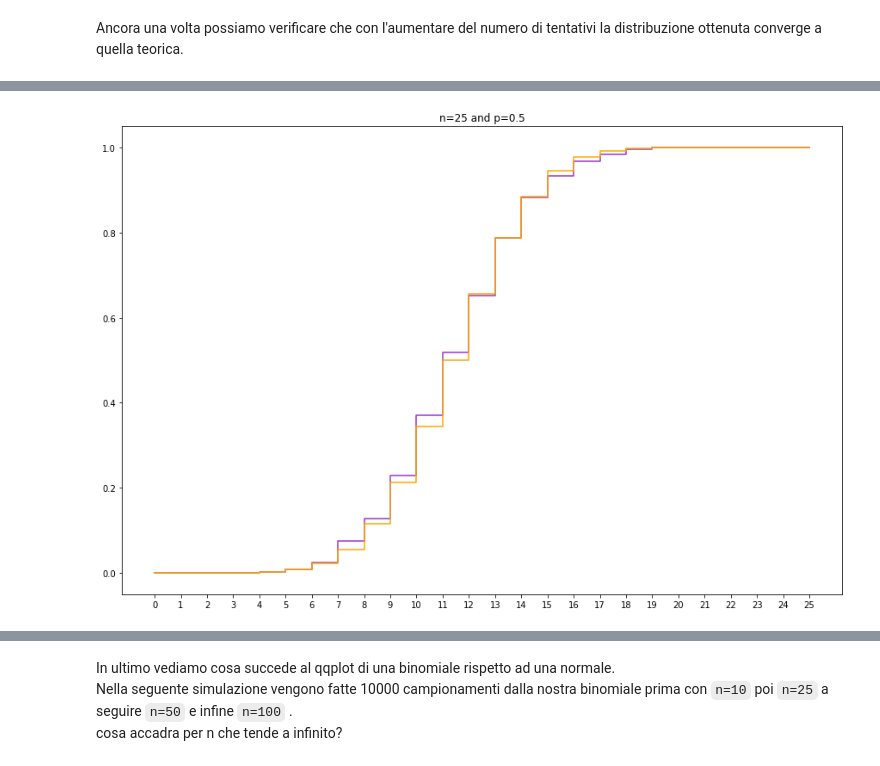
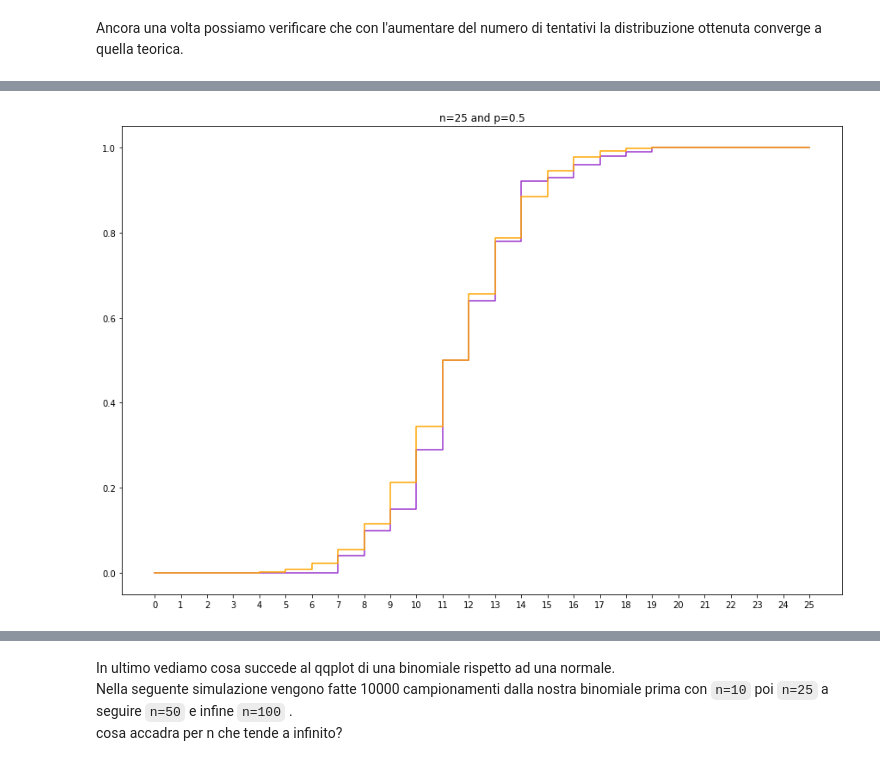
Before and after one commit to f14-bertolotti/SAD-unimi, a Jupyter notebook: simulations/binomial_distribution_python.ipynb, the cells around one changed output, grey strips where cells are left out. Cells and saved outputs as stored; diff of their text form; code cells hidden in the pictures.

```diff
--- a/simulations/binomial_distribution_python.ipynb
+++ b/simulations/binomial_distribution_python.ipynb
@@ -99,10 +81,7 @@ n = 10
 theoretical_mean = n*p
 theoretical_variance = n*p*(1-p)
 
-f0 = get_binomial_random_variable(n=n,p=p)
-
-# facciamo un milione di test ###
-tests = [f0() for i in range(10**2)]
+tests = stats.distributions.binom.rvs(p=p, n=n, size = 10**3)
 
 print("the computed mean is       :",numpy.mean(tests))
 print("the theoretical mean is    :",theoretical_mean)
@@ -147,11 +109,10 @@ del tests
 # e la compari con la controparte teorica                     ###
 
 def plot_binomial(n=5,p=0.5,steps=10**5):
-    rv = get_binomial_random_variable(n=n,p=p)
-    tests = [rv() for i in range(steps)]
+    tests = stats.distributions.binom.rvs(p=p, n=n, size = steps)
     fig, ax = plt.subplots(figsize=(15,10))
     ax.hist(tests, bins=numpy.arange(n+2)-0.5, density=True, align="mid", color="darkorchid", rwidth=1, zorder=0)
-    ax.bar(range(n+1), binomial_dist(n,p), align="center", color="orange", zorder=1, width=0.2)
+    ax.bar(range(n+1), stats.distributions.binom(p=p,n=n).pmf(range(n+1)), align="center", color="orange", zorder=1, width=0.2)
     ax.set_xticklabels(range(n+1))
     ax.set_xticks(range(n+1))
     ax.set_title("n={} and p={}".format(n,p))
@@ -163,24 +124,24 @@ plot_binomial(n=25,p=0.75,steps=1000)
 # %%
 # possiamo giocare un po' con la binomiale                    ###
 # creaiamo una funzione che plotti una simulazione dati n e p ###
 # e la compari con la controparte teorica                     ###
 # questa volta con la cumulata                                ###
 
 def plot_binomial(n=5,p=0.5,steps=10**5):
-    rv = get_binomial_random_variable(n=n,p=p)
-    tests = [rv() for i in range(steps)]
+    tests = stats.distributions.binom.rvs(p=p, n=n, size = steps)
     fig, ax = plt.subplots(figsize=(15,10))
 
-    quantiles = numpy.cumsum([tests.count(i) for i in range(n+1)])/len(tests)
-    theoretical_quantiles = numpy.cumsum(binomial_dist(n,p))
+    quantiles = sm.distributions.empirical_distribution.ECDF(tests)(range(n+1))
+
+    theoretical_quantiles = stats.distributions.binom(p=p,n=n).cdf(range(n+1))
 
     ax.step(range(n+1), quantiles, color="darkorchid", zorder=0)
     ax.step(range(n+1), theoretical_quantiles, color="orange", zorder=1)
     ax.set_xticklabels(range(n+1))
     ax.set_xticks(range(n+1))
     ax.set_title("n={} and p={}".format(n,p))
     del tests, fig, ax
 
-plot_binomial(n=25,p=0.5,steps=1000)
+plot_binomial(n=25,p=0.5,steps=100)
 # %% [output]
-[figure, old version]
+[figure, new version]
```
Also changed, not shown: parts of 13 cells of this notebook.
